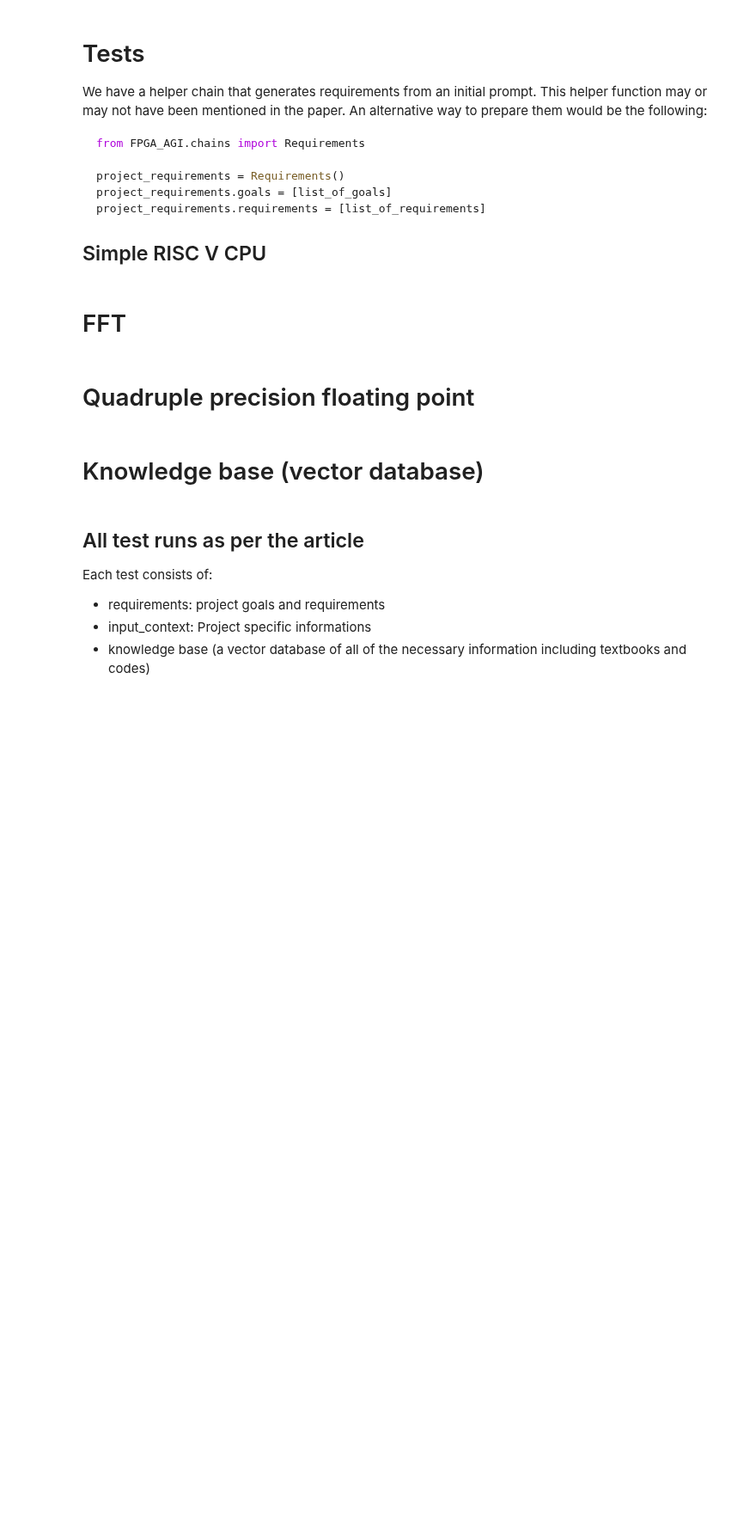
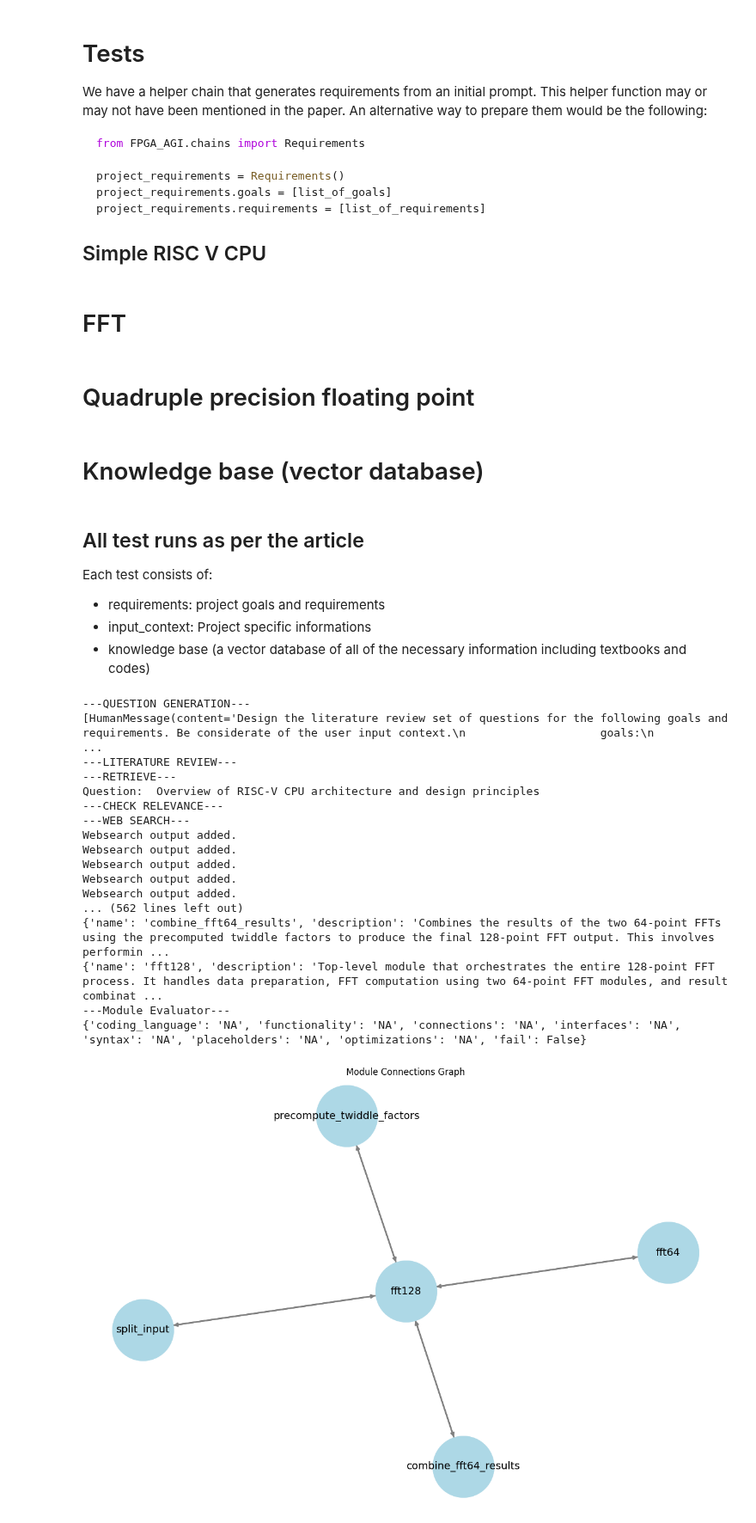
Before and after one commit to sarashs/FPGA_AGI, a Jupyter notebook: Experiments.ipynb, the cells around one changed output. Shown at 86% size. Drawn from its saved outputs; the diff is of its cells as text; code cells hidden in the pictures; blank space fills up the shorter version.

```diff
--- a/Experiments.ipynb
+++ b/Experiments.ipynb
@@ -146,22 +146,41 @@ Each test consists of:
 # %%
 #review = None
 for requirements, input_context, name in zip(
     [riscv_requirements, fft_requirements, float128_requirements],
     [rescv_concatenated_content, fft_concatenated_content, float128_concatenated_content],
     ['Risc-v', 'FFT', 'Float-128']):
     review = None
-    for eval_mod in [bigllm, gpt4o]:
-        for model in [llm, bigllm, gpt4o]:
+    for eval_mod in [gpt4o]:#[bigllm, gpt4o]:
+        for model in [gpt4o]:#[llm, bigllm, gpt4o]:
             for i in range(2):
                 sol_dir = f'{name}_{model.model_name}_evaluation_{eval_mod.model_name}_{i}'
                 R = Engineer(model=model, evaluator_model=eval_mod, retriever=pdfsearch.as_retriever(search_kwargs={"k": 1}), solution_num=sol_dir)
                 try:
                     if review:
                         R.lit_review_results = review
                     R.invoke(goals=requirements.goals, requirements=requirements.requirements, input_context= input_context)
                     with open(f"solution_{sol_dir}/goals_requirements.txt", "w") as file:
                         file.write("Goals: \n" + '\n'.join(requirements.goals) + "\nRequirements: \n" + '\n'.join(requirements.requirements))
                     plot_graph(R.hierarchical_solution_result, save_path=f"solution_{sol_dir}/graph.png")
                 except:
                     pass
                 review = R.lit_review_results
+# %% [output]
+---QUESTION GENERATION---
+[HumanMessage(content='Design the literature review set of questions for the following goals and requirements. Be considerate of the user input context.\n                    goals:\n                   ...
+---LITERATURE REVIEW---
+---RETRIEVE---
+Question:  Overview of RISC-V CPU architecture and design principles
+---CHECK RELEVANCE---
+---WEB SEARCH---
+Websearch output added.
+Websearch output added.
+Websearch output added.
+Websearch output added.
+Websearch output added.
+... (562 lines left out)
+{'name': 'combine_fft64_results', 'description': 'Combines the results of the two 64-point FFTs using the precomputed twiddle factors to produce the final 128-point FFT output. This involves performin ...
+{'name': 'fft128', 'description': 'Top-level module that orchestrates the entire 128-point FFT process. It handles data preparation, FFT computation using two 64-point FFT modules, and result combinat ...
+---Module Evaluator---
+{'coding_language': 'NA', 'functionality': 'NA', 'connections': 'NA', 'interfaces': 'NA', 'syntax': 'NA', 'placeholders': 'NA', 'optimizations': 'NA', 'fail': False}
+[figure, added]
```
Also changed, not shown: parts of 1 cell of this notebook, 2 other files.
